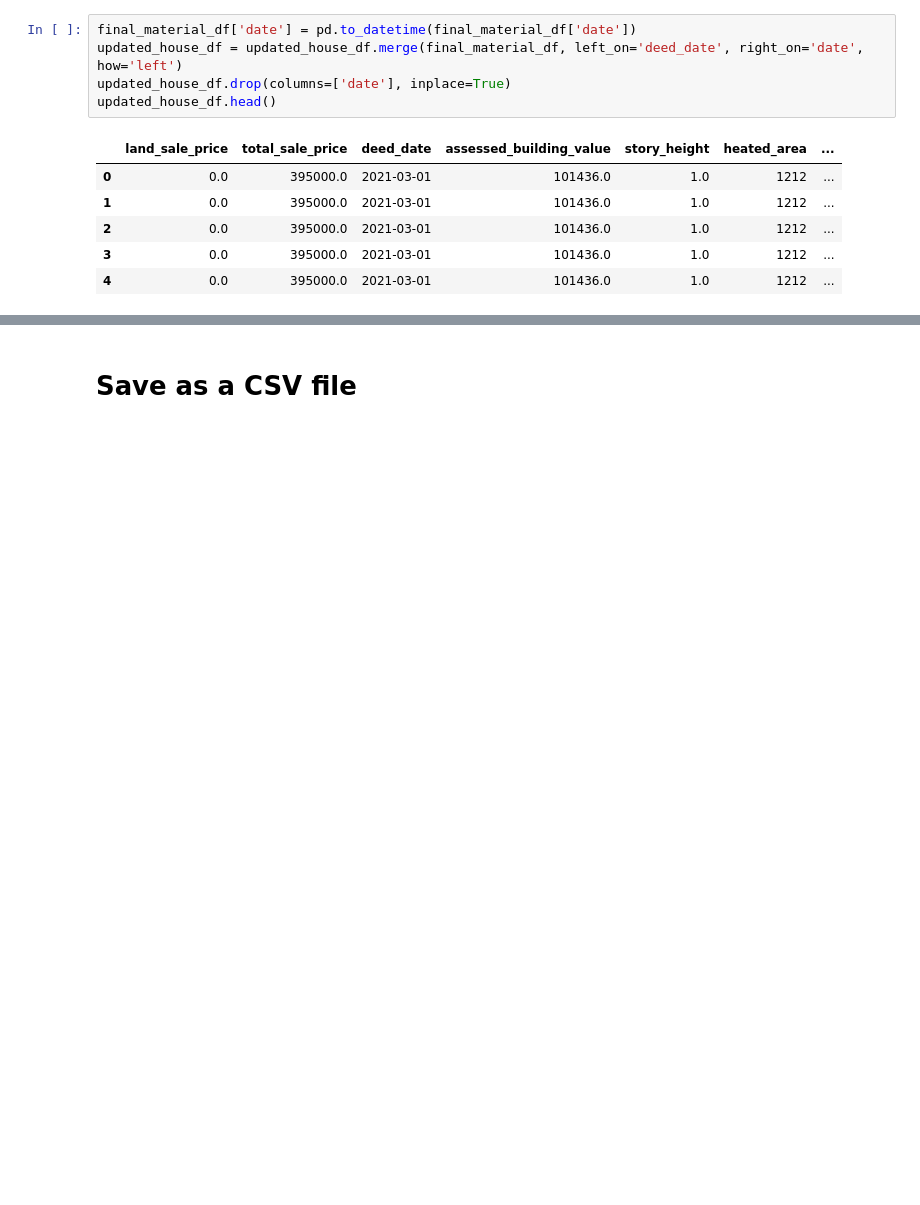
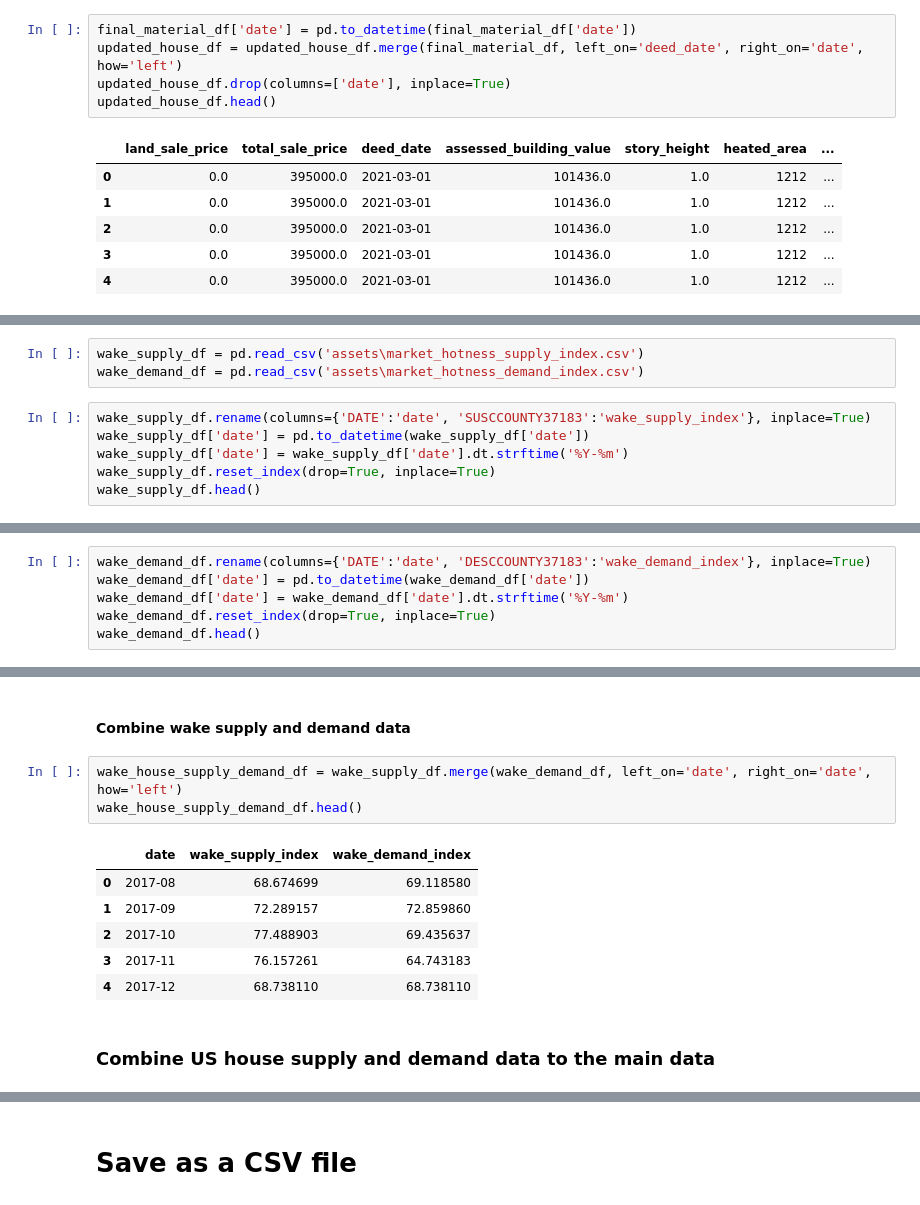
Before and after one commit to alisongh/SIADS-696-Milestone-II, a Jupyter notebook: house_summary.ipynb, the cells around one changed output, grey strips where cells are left out. Drawn from its saved outputs; the diff is of its cells as text; blank space fills up the shorter version.

```diff
--- a/house_summary.ipynb
+++ b/house_summary.ipynb
@@ -369,0 +541,9 @@ updated_house_df.head()
+# %%
+wake_supply_df = pd.read_csv('assets\market_hotness_supply_index.csv')
+wake_demand_df = pd.read_csv('assets\market_hotness_demand_index.csv')
+# %%
+wake_supply_df.rename(columns={'DATE':'date', 'SUSCCOUNTY37183':'wake_supply_index'}, inplace=True)
+wake_supply_df['date'] = pd.to_datetime(wake_supply_df['date'])
+wake_supply_df['date'] = wake_supply_df['date'].dt.strftime('%Y-%m')
+wake_supply_df.reset_index(drop=True, inplace=True)
+wake_supply_df.head()
@@ -369,0 +559,6 @@ updated_house_df.head()
+# %%
+wake_demand_df.rename(columns={'DATE':'date', 'DESCCOUNTY37183':'wake_demand_index'}, inplace=True)
+wake_demand_df['date'] = pd.to_datetime(wake_demand_df['date'])
+wake_demand_df['date'] = wake_demand_df['date'].dt.strftime('%Y-%m')
+wake_demand_df.reset_index(drop=True, inplace=True)
+wake_demand_df.head()
@@ -369,0 +572,14 @@ updated_house_df.head()
+# %% [markdown]
+#### Combine wake supply and demand data
+# %%
+wake_house_supply_demand_df = wake_supply_df.merge(wake_demand_df, left_on='date', right_on='date', how='left')
+wake_house_supply_demand_df.head()
+# %% [output]
+|  | date | wake_supply_index | wake_demand_index |
+| 0 | 2017-08 | 68.674699 | 69.118580 |
+| 1 | 2017-09 | 72.289157 | 72.859860 |
+| 2 | 2017-10 | 77.488903 | 69.435637 |
+| 3 | 2017-11 | 76.157261 | 64.743183 |
+| 4 | 2017-12 | 68.738110 | 68.738110 |
+# %% [markdown]
+### Combine US house supply and demand data to the main data
```
Also changed, not shown: parts of 28 cells of this notebook.
